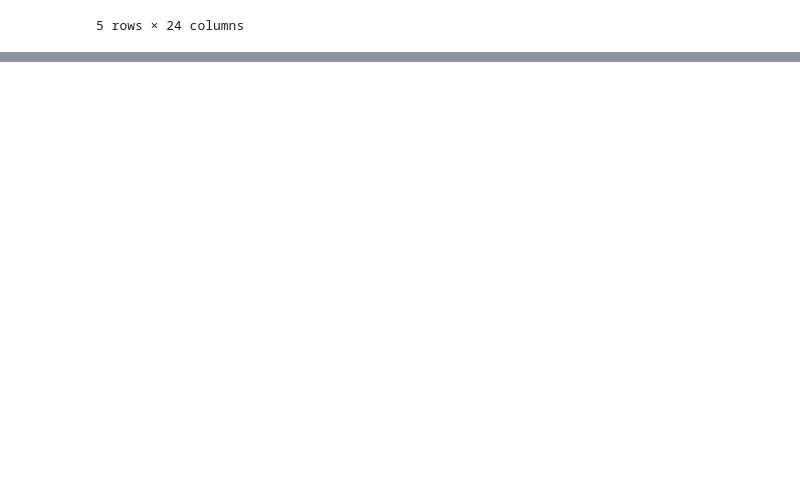
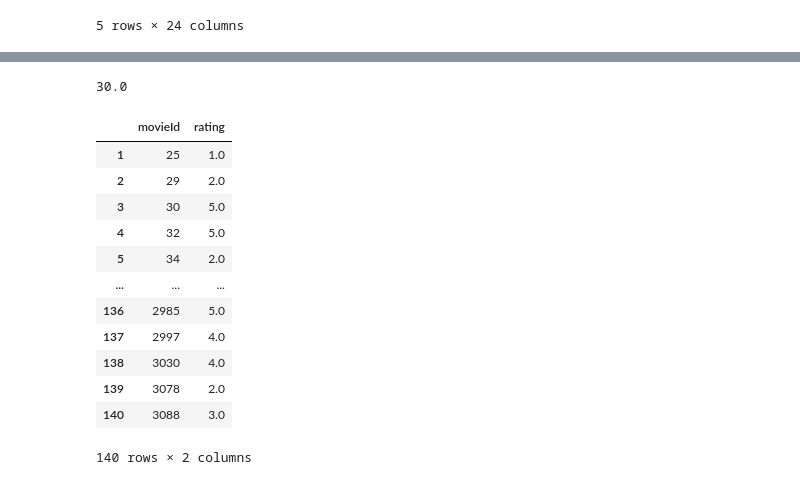
Before and after one commit to Fazill2/data-mining-project, a Jupyter notebook: notebooks/exploratory_analysis.ipynb, the cells around one changed output, grey strips where cells are left out. Drawn from its saved outputs; the diff is of its cells as text; code cells hidden in the pictures; blank space fills up the shorter version.

```diff
--- a/notebooks/exploratory_analysis.ipynb
+++ b/notebooks/exploratory_analysis.ipynb
@@ -136,0 +158,24 @@ movies_df.head()
+# %%
+test_user_id = 1
+test_user_ratings = ratings_df[ratings_df['userId'] == test_user_id].drop(columns=['userId'])
+# remove first  row from the test_user_ratings dataframe
+dropped_row = test_user_ratings.iloc[3]
+dropped_movie_id = dropped_row['movieId']
+print(dropped_movie_id)
+test_user_ratings = test_user_ratings.drop(test_user_ratings.index[0])
+test_user_ratings
+# %% [output]
+30.0
+|  | movieId | rating |
+| 1 | 25 | 1.0 |
+| 2 | 29 | 2.0 |
+| 3 | 30 | 5.0 |
+| 4 | 32 | 5.0 |
+| 5 | 34 | 2.0 |
+| ... | ... | ... |
+| 136 | 2985 | 5.0 |
+| 137 | 2997 | 4.0 |
+| 138 | 3030 | 4.0 |
+| 139 | 3078 | 2.0 |
+| 140 | 3088 | 3.0 |
+140 rows × 2 columns
```
Also changed, not shown: parts of 10 cells of this notebook.
